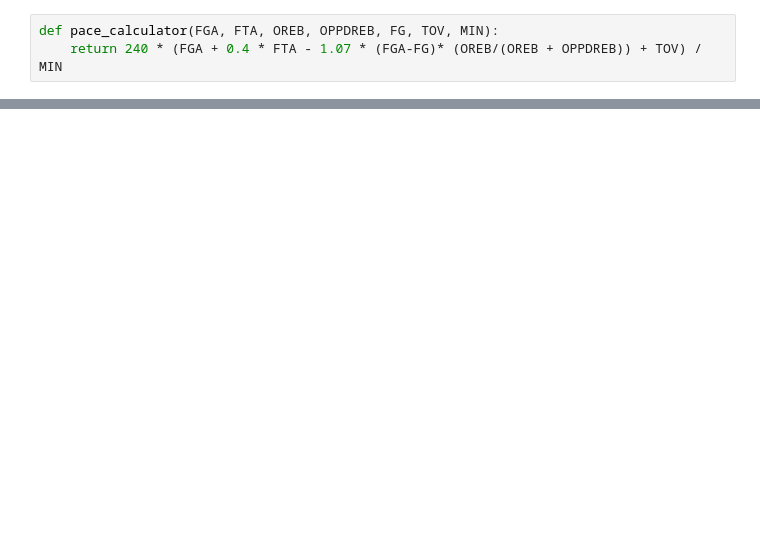
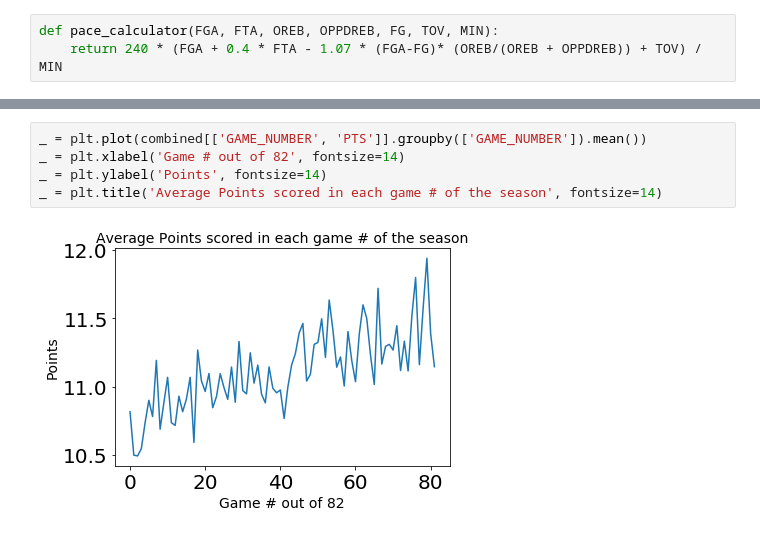
Before and after one commit to btsao604/Capstone_1, a Jupyter notebook: Data_Storytelling/Data_Storytelling.ipynb, the cells around one changed output, grey strips where cells are left out. Drawn from its saved outputs; the diff is of its cells as text; blank space fills up the shorter version.

```diff
--- a/Data_Storytelling/Data_Storytelling.ipynb
+++ b/Data_Storytelling/Data_Storytelling.ipynb
@@ -61,0 +91,7 @@ p = stats.pearsonr(combined_less45['PTS'], combined_less45['TEAM_PACE'])
+# %%
+_ = plt.plot(combined[['GAME_NUMBER', 'PTS']].groupby(['GAME_NUMBER']).mean())
+_ = plt.xlabel('Game # out of 82', fontsize=14)
+_ = plt.ylabel('Points', fontsize=14)
+_ = plt.title('Average Points scored in each game # of the season', fontsize=14)
+# %% [output]
+[figure, added]
```
Also changed, not shown: parts of 15 cells of this notebook.
